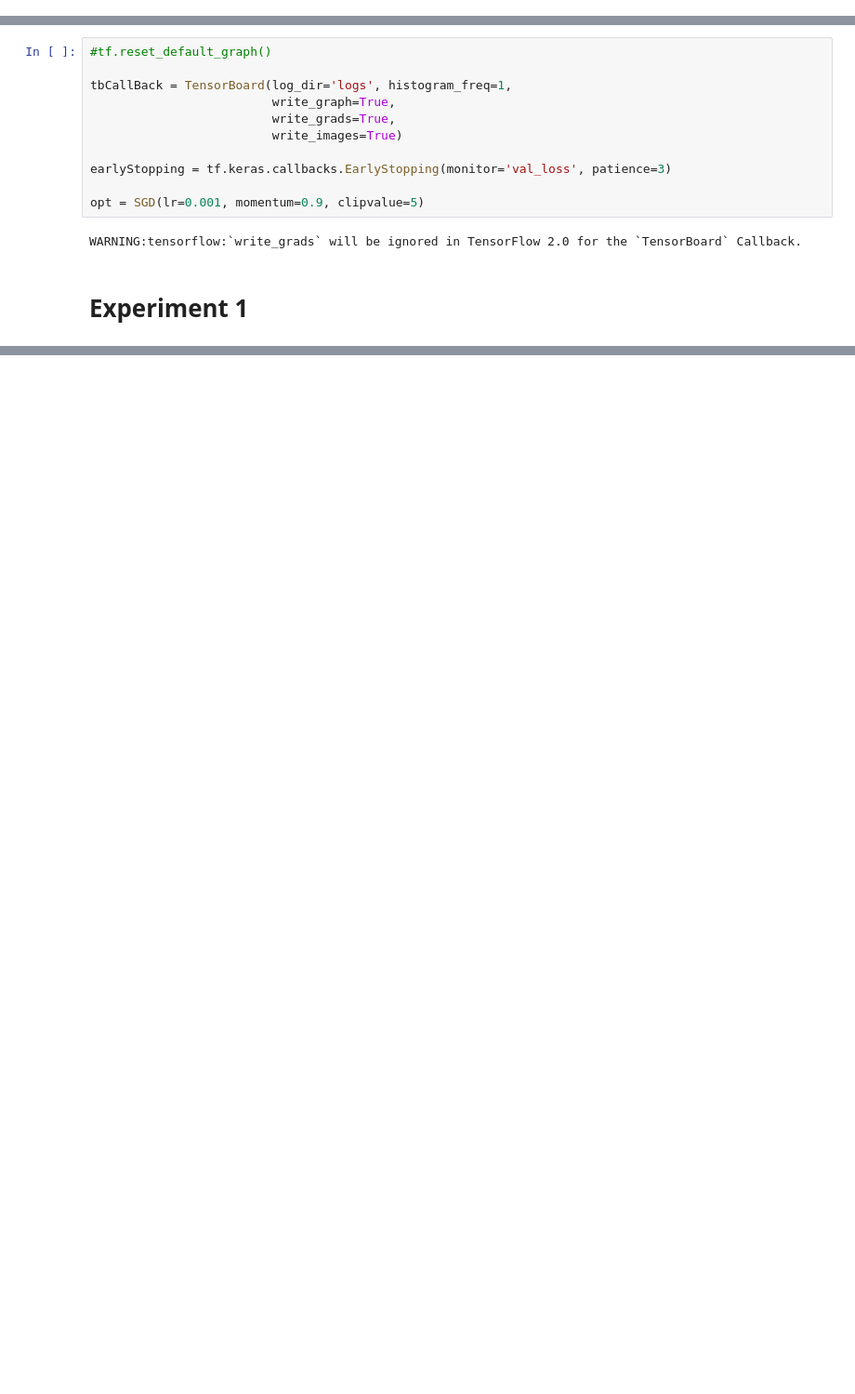
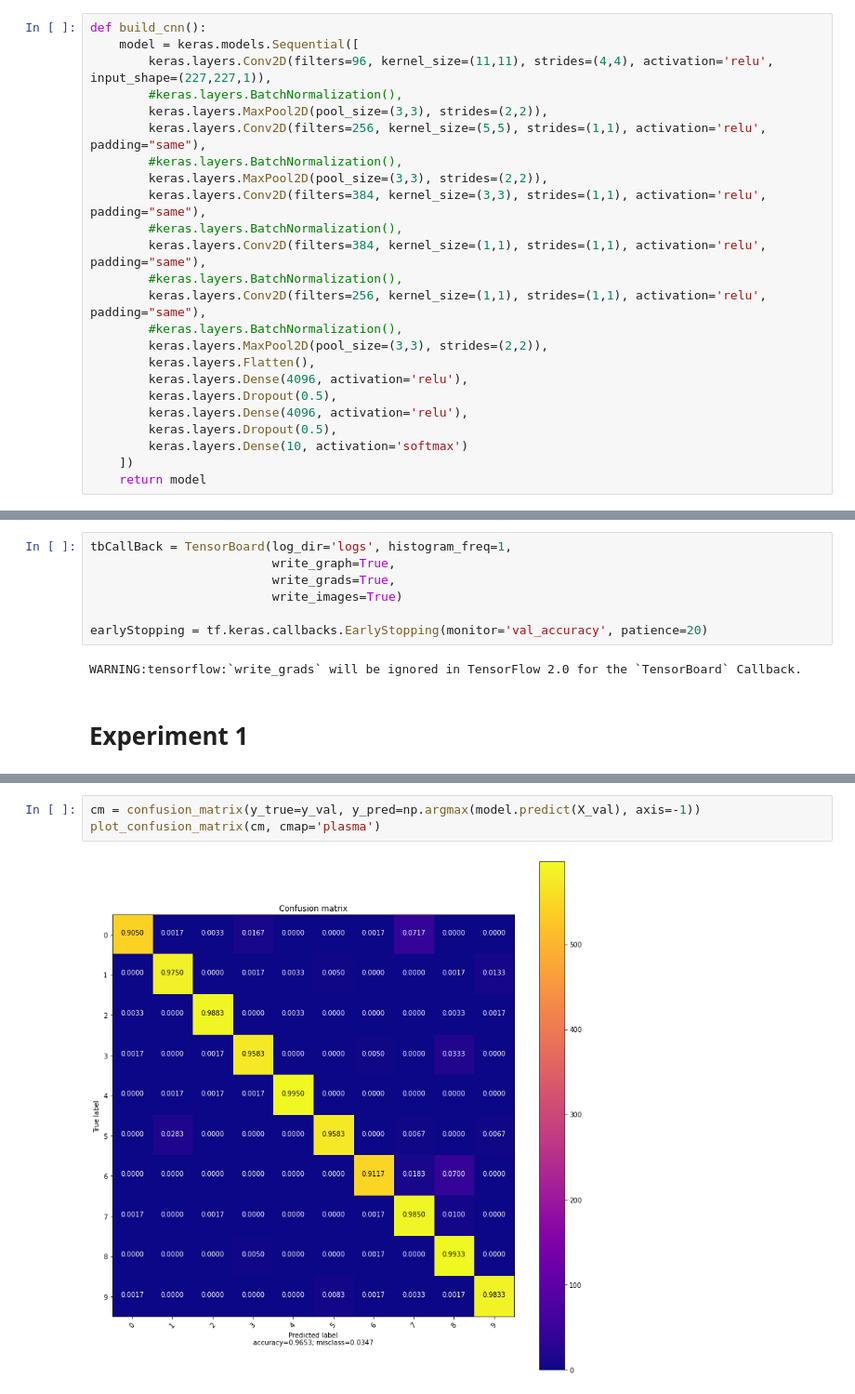
Before and after one commit to carlilord/Machine-Learning-Classifier-Evaluation-of-AudioMNIST-Data-Set, a Jupyter notebook: Spectrogram/CNN/CNN.ipynb, the cells around one changed output, grey strips where cells are left out. Shown at 93% size. Drawn from its saved outputs; the diff is of its cells as text; blank space fills up the shorter version.

```diff
--- a/Spectrogram/CNN/CNN.ipynb
+++ b/Spectrogram/CNN/CNN.ipynb
@@ -68,3 +121,27 @@ def build_cnn():
+# %%
+def build_cnn():
+    model = keras.models.Sequential([
+        keras.layers.Conv2D(filters=96, kernel_size=(11,11), strides=(4,4), activation='relu', input_shape=(227,227,1)),
+        #keras.layers.BatchNormalization(),
+        keras.layers.MaxPool2D(pool_size=(3,3), strides=(2,2)),
+        keras.layers.Conv2D(filters=256, kernel_size=(5,5), strides=(1,1), activation='relu', padding="same"),
+        #keras.layers.BatchNormalization(),
+        keras.layers.MaxPool2D(pool_size=(3,3), strides=(2,2)),
+        keras.layers.Conv2D(filters=384, kernel_size=(3,3), strides=(1,1), activation='relu', padding="same"),
+        #keras.layers.BatchNormalization(),
+        keras.layers.Conv2D(filters=384, kernel_size=(1,1), strides=(1,1), activation='relu', padding="same"),
+        #keras.layers.BatchNormalization(),
+        keras.layers.Conv2D(filters=256, kernel_size=(1,1), strides=(1,1), activation='relu', padding="same"),
+        #keras.layers.BatchNormalization(),
+        keras.layers.MaxPool2D(pool_size=(3,3), strides=(2,2)),
+        keras.layers.Flatten(),
+        keras.layers.Dense(4096, activation='relu'),
+        keras.layers.Dropout(0.5),
+        keras.layers.Dense(4096, activation='relu'),
+        keras.layers.Dropout(0.5),
+        keras.layers.Dense(10, activation='softmax')
+    ])
+    return model
 # %%
 spectrogramPath = '../../merged/spectrogram.hdf5'
 X_train, X_val, X_test, y_train, y_val, y_test = prepare_data_spectrogram(spectrogramPath, False)
@@ -100,14 +159,10 @@ print(X_train.shape)
 # %%
-#tf.reset_default_graph()
-
 tbCallBack = TensorBoard(log_dir='logs', histogram_freq=1,
                          write_graph=True,
                          write_grads=True,
                          write_images=True)
 
-earlyStopping = tf.keras.callbacks.EarlyStopping(monitor='val_loss', patience=3)
-
-opt = SGD(lr=0.001, momentum=0.9, clipvalue=5)
+earlyStopping = tf.keras.callbacks.EarlyStopping(monitor='val_accuracy', patience=20)
 # %% [output]
 WARNING:tensorflow:`write_grads` will be ignored in TensorFlow 2.0 for the `TensorBoard` Callback.
 # %% [markdown]
@@ -149,3 +203,8 @@ Epoch 15/100
+# %%
+cm = confusion_matrix(y_true=y_val, y_pred=np.argmax(model.predict(X_val), axis=-1))
+plot_confusion_matrix(cm, cmap='plasma')
+# %% [output]
+[figure, added]
 # %%
 print(model.evaluate(X_test, y_test, verbose=0))
 # %% [output]
```
Also changed, not shown: parts of 29 cells of this notebook, 33 other files.
